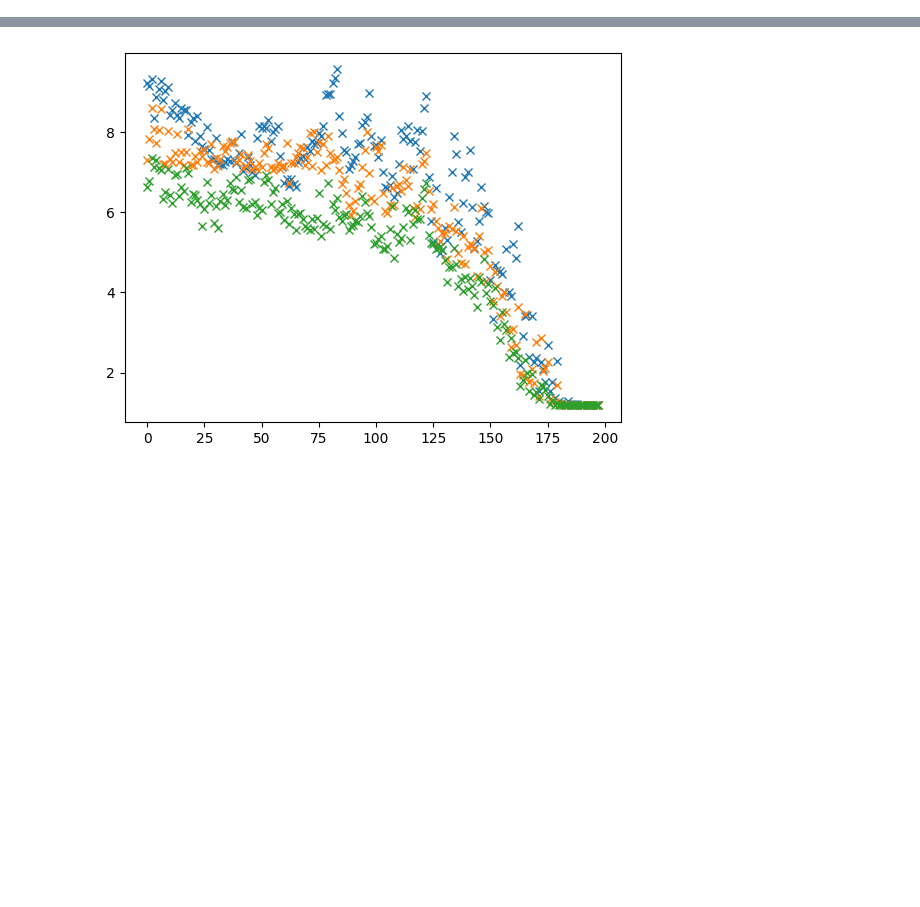
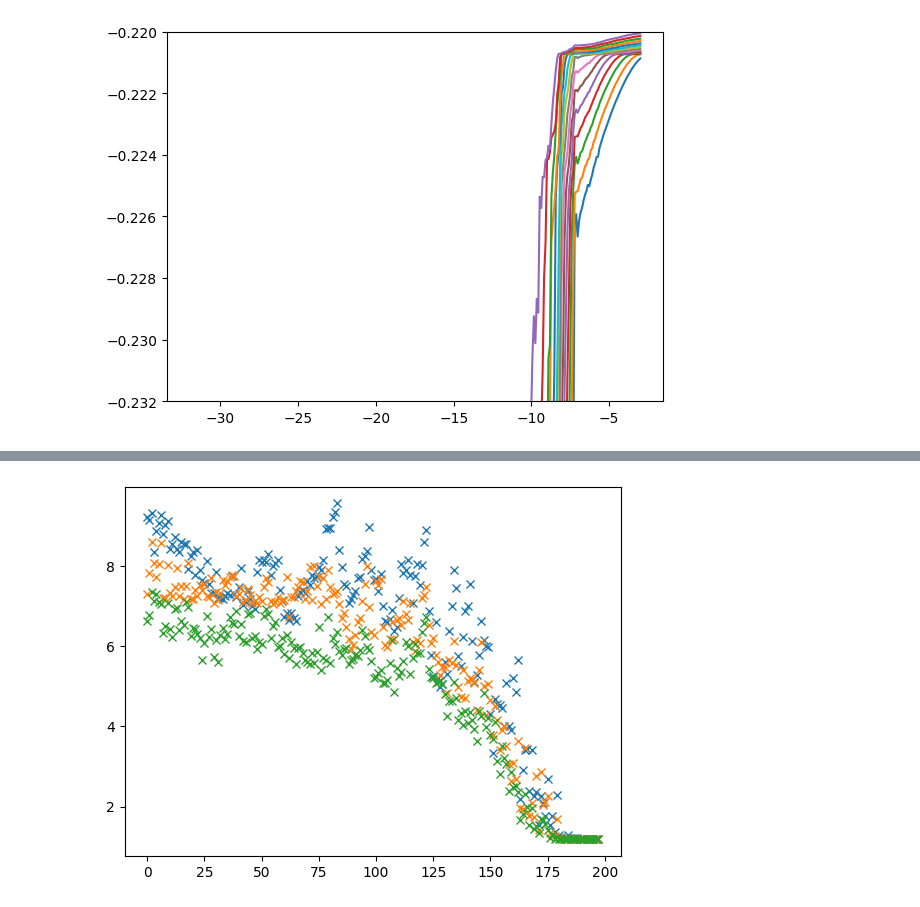
Before and after one commit to lefan99/BornOppenheimerCluster, a Jupyter notebook: plot.ipynb, the cells around one changed output, grey strips where cells are left out. Saved outputs shown, nothing was run; the diff lists cells and outputs as text; code cells hidden in the pictures; blank space fills up the shorter version.

```diff
--- a/plot.ipynb
+++ b/plot.ipynb
@@ -14,3 +14,10 @@ plt.show()
+# %%
+for i in range(15):
+    plt.plot(pot , en[:,i])
+#plt.ylim(-0.232, -0.220)
+plt.show()
+# %% [output]
+[figure, added]
 # %%
 h = post.h_bar_omega()
 energy, state = load_data(para.path_1D)
```
Also changed, not shown: parts of 12 cells of this notebook, 4 other files.
